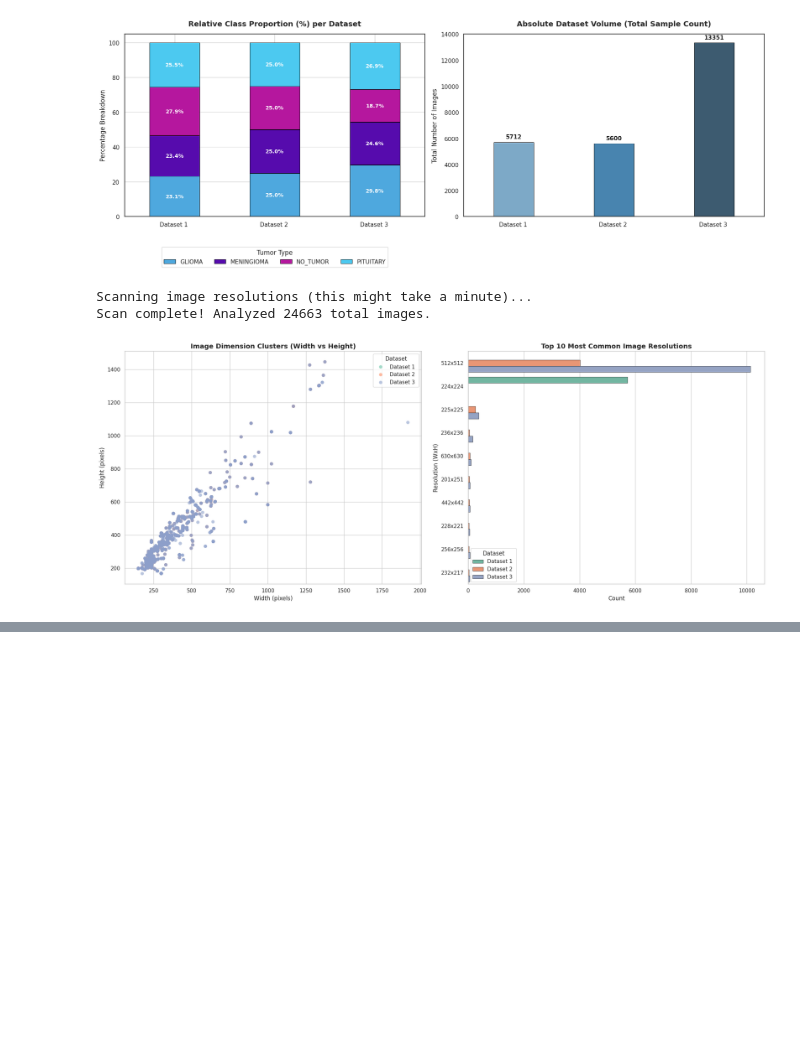
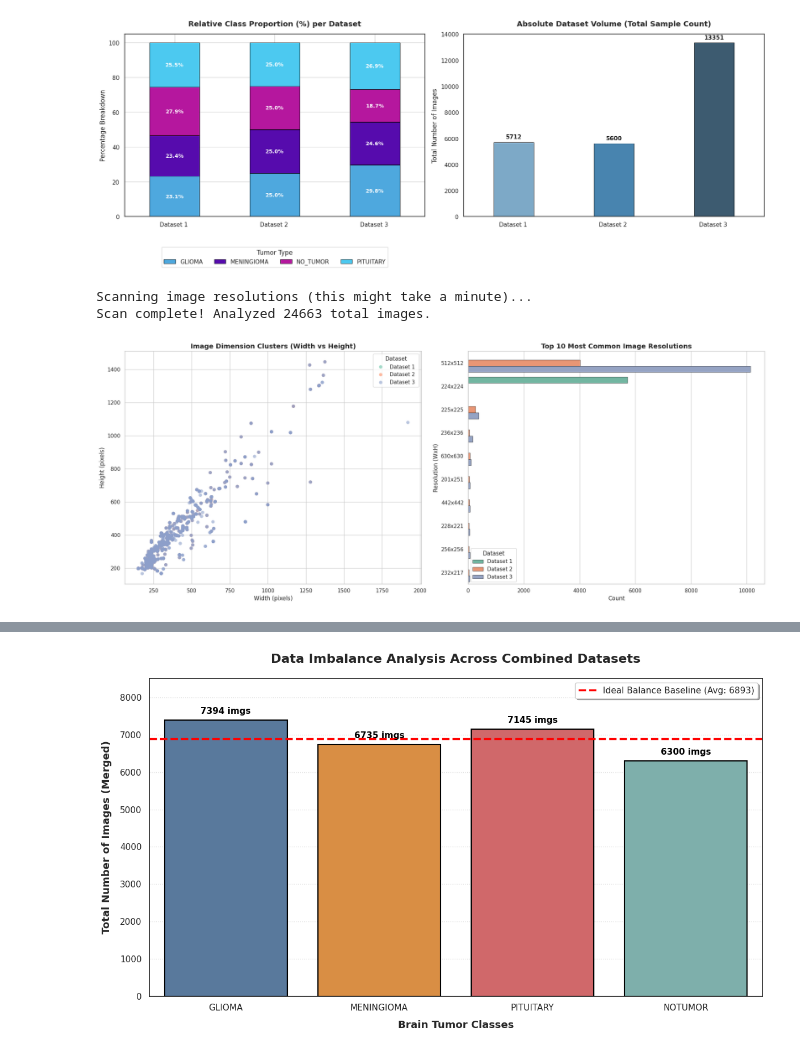
Before and after one commit to Zannatun-Nayem-Fahima/Deep-Learning-Project, a Jupyter notebook: BrainTumor.ipynb, the cells around one changed output, grey strips where cells are left out. Cells and saved outputs as stored; diff of their text form; code cells hidden in the pictures; blank space fills up the shorter version.

```diff
--- a/BrainTumor.ipynb
+++ b/BrainTumor.ipynb
@@ -401,0 +757,77 @@ Scan complete! Analyzed 24663 total images.
+# %%
+import os
+import pandas as pd
+import matplotlib.pyplot as plt
+import seaborn as sns
+
+# ডাটাসেটগুলোর পাথ ডিকশনারি
+datasets_dict = {
+    "DS1 (7023 Images)": "/kaggle/input/datasets/mohamadabouali1/mri-brain-tumor-dataset-4-class-7023-images/BT-MRI Dataset/BT-MRI Dataset",
+    "DS2 (Masoud)": "/kaggle/input/datasets/masoudnickparvar/brain-tumor-mri-dataset",
+    "DS3 (Saber)": "/kaggle/input/datasets/sabersakin/brainmri"
+}
+
+# আমাদের টার্গেট ৪টি ক্লাস
+target_classes = ["glioma", "meningioma", "pituitary", "notumor"]
+
+# সব ডাটাসেটের ডাটা এক করার জন্য ডিকশনারি
+total_class_counts = {cls.upper(): 0 for cls in target_classes}
+
+# ৩টি ডাটাসেট থেকে ডাটা গণনা করে যোগ করা
+for ds_name, ds_path in datasets_dict.items():
+    if not os.path.exists(ds_path):
+        continue
+
+    for root, dirs, files in os.walk(ds_path):
+        folder_name = os.path.basename(root).lower().replace(" ", "").replace("_", "")
+
+        matched_class = None
+        for cls in target_classes:
+            if cls in folder_name or (cls == "notumor" and "no" in folder_name and "tumor" in folder_name):
+                matched_class = cls.upper()
+                break
+
+        if matched_class:
+            img_files = [f for f in files if f.lower().endswith(('.png', '.jpg', '.jpeg'))]
+            total_class_counts[matched_class] += len(img_files)
+
+# DataFrame-এ রূপান্তর
+df_imbalance = pd.DataFrame(list(total_class_counts.items()), columns=["Class", "Total_Images"])
+
+# ইমব্যালেন্স পরিমাপের জন্য গড় (Average) বের করা
+ideal_average = df_imbalance["Total_Images"].mean()
+
+# --- বার চার্ট প্লটিং ---
+plt.figure(figsize=(12, 7))
+sns.set_theme(style="white")
+
+# কাস্টম কালার প্যালেট (ডাটা ইমব্যালেন্স হাইলাইট করার জন্য অনন্য কালার)
+colors = ["#4e79a7", "#f28e2b", "#e15759", "#76b7b2"]
+
+ax = sns.barplot(x="Class", y="Total_Images", data=df_imbalance, palette=colors, edgecolor="black", linewidth=1.5)
+
+# বারের ওপরে সংখ্যা বসানো
+for p in ax.patches:
+    ax.annotate(f'{int(p.get_height())} imgs',
+                (p.get_x() + p.get_width() / 2., p.get_height()),
+                ha='center', va='baseline',
+                fontsize=11, color='black', weight='bold',
+                xytext=(0, 8),
+                textcoords='offset points')
+
+# ডাটাসেটটি পারফেক্টলি ব্যালেন্সড হলে প্রতি ক্লাসে কত ছবি থাকতো তার একটি বেসলাইন (গড় রেখা)
+plt.axhline(ideal_average, color='red', linestyle='--', linewidth=2.5,
+            label=f'Ideal Balance Baseline (Avg: {int(ideal_average)})')
+
+# গ্রাফ সাজানো
+plt.title("Data Imbalance Analysis Across Combined Datasets", fontsize=16, weight='bold', pad=20)
+plt.xlabel("Brain Tumor Classes", fontsize=13, weight='semibold', labelpad=10)
+plt.ylabel("Total Number of Images (Merged)", fontsize=13, weight='semibold', labelpad=10)
+plt.ylim(0, df_imbalance["Total_Images"].max() * 1.15) # ওপরে লেবেলের জন্য জায়গা রাখা
+plt.legend(loc="upper right", fontsize=11, frameon=True, shadow=True)
+plt.grid(axis='y', linestyle=':', alpha=0.6)
+
+plt.tight_layout()
+plt.show()
+# %% [output]
+[figure, added]
```
Also changed, not shown: parts of 8 cells of this notebook.
